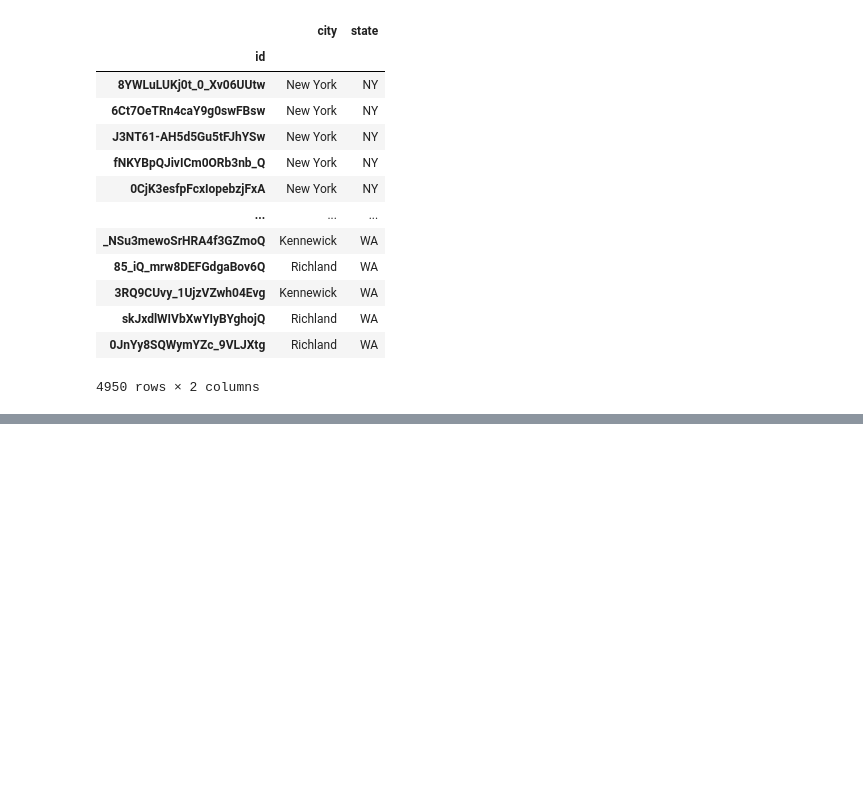
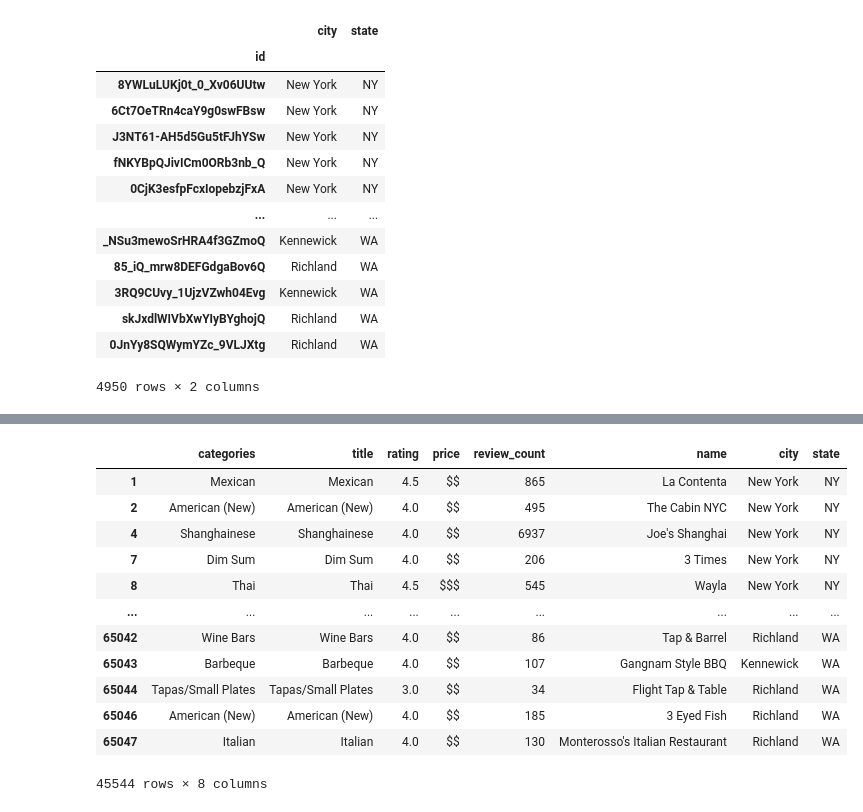
Before and after one commit to erikajwolf/Yelp_Metro_US_Analysis, a Jupyter notebook: yelp_cleaning_data.ipynb, the cells around one changed output, grey strips where cells are left out. Cells and saved outputs as stored; diff of their text form; code cells hidden in the pictures; blank space fills up the shorter version.

Commit message:
update data cleanig

```diff
--- a/yelp_cleaning_data.ipynb
+++ b/yelp_cleaning_data.ipynb
@@ -277,0 +311,18 @@ new_yelp_data_df.head(20)
+# %%
+#drop all raws with missing information
+new_yelp_data_df.dropna(how='any')
+#new_yelp_data_df.dropna(how='any', inplace=True)
+# %% [output]
+|  | categories | title | rating | price | review_count | name | city | state |
+| 1 | Mexican | Mexican | 4.5 | $$ | 865 | La Contenta | New York | NY |
+| 2 | American (New) | American (New) | 4.0 | $$ | 495 | The Cabin NYC | New York | NY |
+| 4 | Shanghainese | Shanghainese | 4.0 | $$ | 6937 | Joe's Shanghai | New York | NY |
+| 7 | Dim Sum | Dim Sum | 4.0 | $$ | 206 | 3 Times | New York | NY |
+| 8 | Thai | Thai | 4.5 | $$$ | 545 | Wayla | New York | NY |
+| ... | ... | ... | ... | ... | ... | ... | ... | ... |
+| 65042 | Wine Bars | Wine Bars | 4.0 | $$ | 86 | Tap & Barrel | Richland | WA |
+| 65043 | Barbeque | Barbeque | 4.0 | $$ | 107 | Gangnam Style BBQ | Kennewick | WA |
+| 65044 | Tapas/Small Plates | Tapas/Small Plates | 3.0 | $$ | 34 | Flight Tap & Table | Richland | WA |
+| 65046 | American (New) | American (New) | 4.0 | $$ | 185 | 3 Eyed Fish | Richland | WA |
+| 65047 | Italian | Italian | 4.0 | $$ | 130 | Monterosso's Italian Restaurant | Richland | WA |
+45544 rows × 8 columns
```
Also changed, not shown: parts of 14 cells of this notebook.
